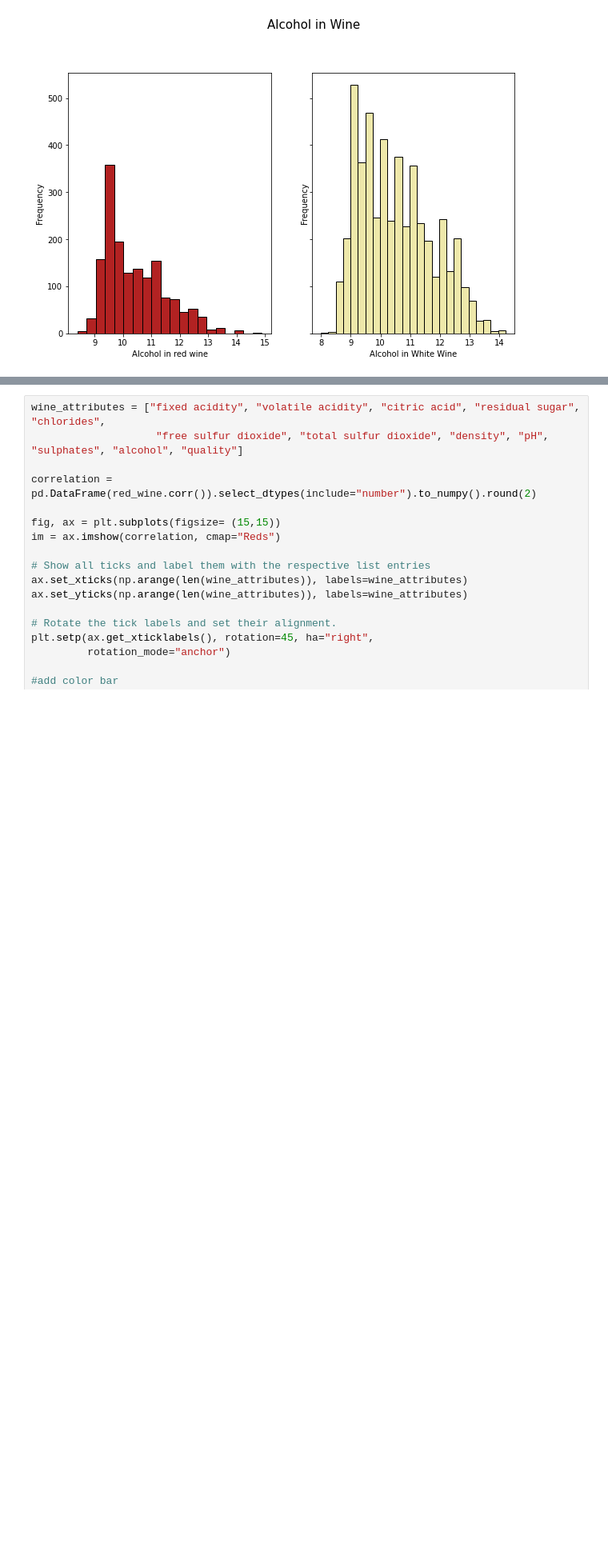
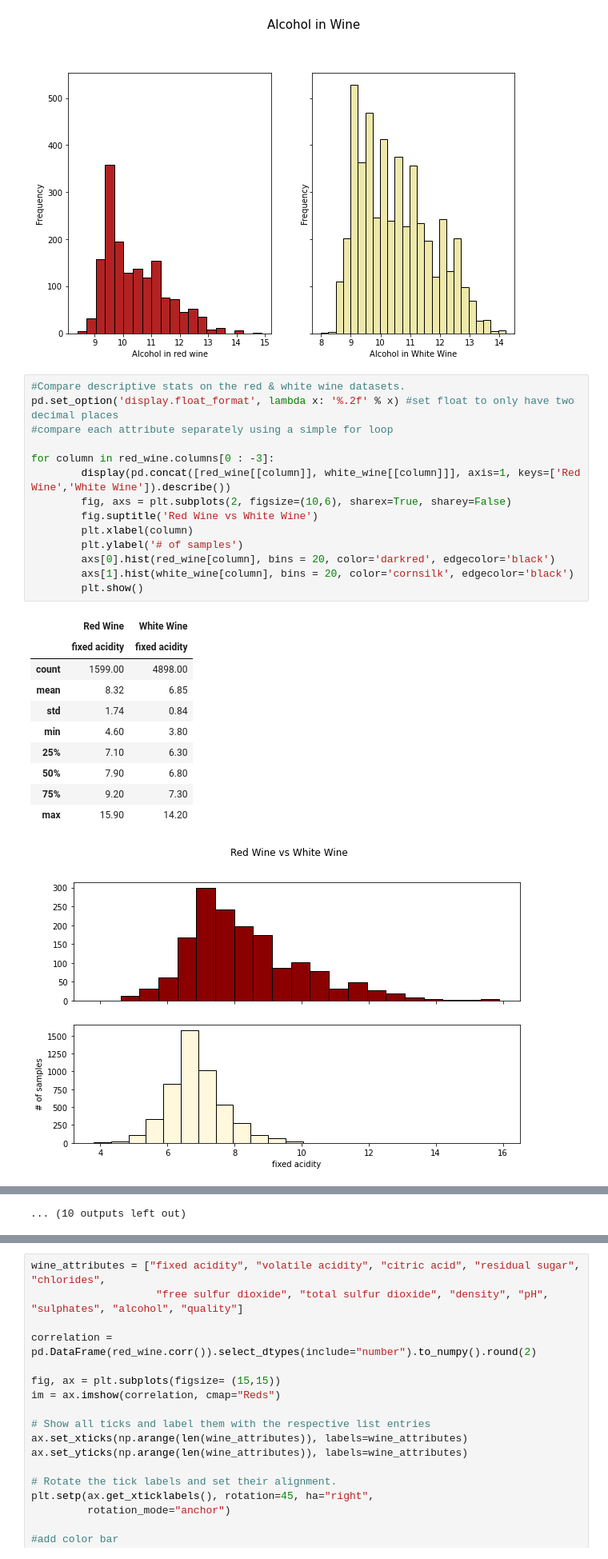
Before and after one commit to lvuduy/BlueBerry-Winery, a Jupyter notebook: PJ2_Sprint1.ipynb, the cells around one changed output, grey strips where cells are left out. Shown at 80% size. Drawn from its saved outputs; the diff is of its cells as text; blank space fills up the shorter version.

```diff
--- a/PJ2_Sprint1.ipynb
+++ b/PJ2_Sprint1.ipynb
@@ -780,3 +792,29 @@ plt.title('Alcohol in Wine',x=0.01, y=1.15, fontsize=15)
 plt.show()
 # %% [output]
 [figure]
+# %%
+#Compare descriptive stats on the red & white wine datasets.
+pd.set_option('display.float_format', lambda x: '%.2f' % x) #set float to only have two decimal places
+#compare each attribute separately using a simple for loop
+
+for column in red_wine.columns[0 : -3]:
+        display(pd.concat([red_wine[[column]], white_wine[[column]]], axis=1, keys=['Red Wine','White Wine']).describe())
+        fig, axs = plt.subplots(2, figsize=(10,6), sharex=True, sharey=False)
+        fig.suptitle('Red Wine vs White Wine')
+        plt.xlabel(column)
+        plt.ylabel('# of samples')
+        axs[0].hist(red_wine[column], bins = 20, color='darkred', edgecolor='black')
+        axs[1].hist(white_wine[column], bins = 20, color='cornsilk', edgecolor='black')
+        plt.show()
+# %% [output]
+|  | Red Wine | White Wine |
+|  | fixed acidity | fixed acidity |
+| count | 1599.00 | 4898.00 |
+| mean | 8.32 | 6.85 |
+| std | 1.74 | 0.84 |
+| min | 4.60 | 3.80 |
+| 25% | 7.10 | 6.30 |
+| 50% | 7.90 | 6.80 |
+| 75% | 9.20 | 7.30 |
+| max | 15.90 | 14.20 |
+[figure, added]
@@ -783,3 +876,4 @@ plt.show()
+... (10 outputs left out)
 # %%
 wines.corr()
 # %% [output]
```
Also changed, not shown: parts of 39 cells of this notebook.
